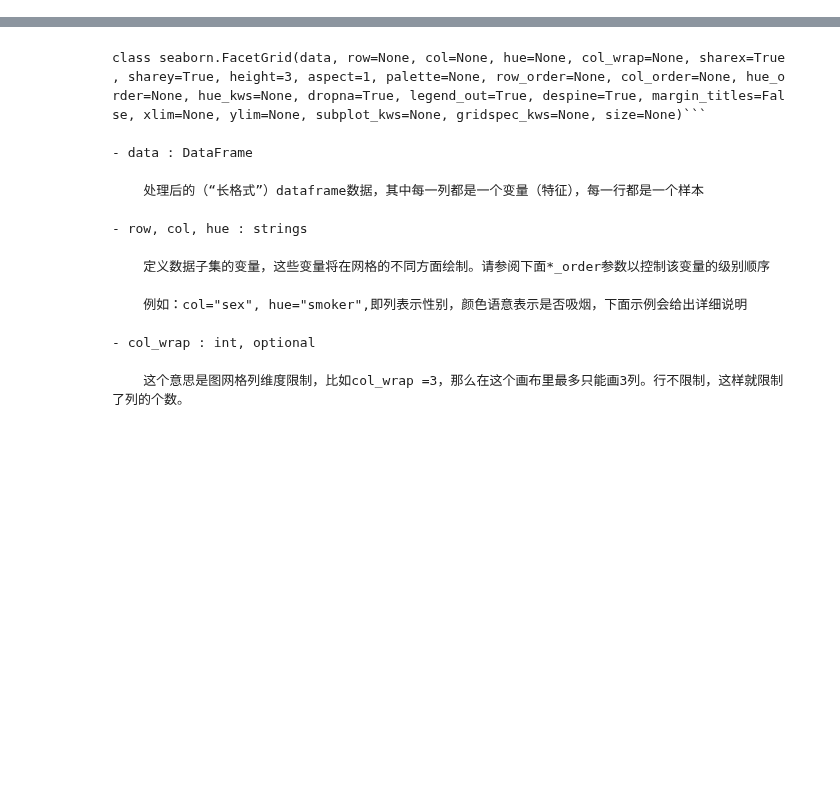
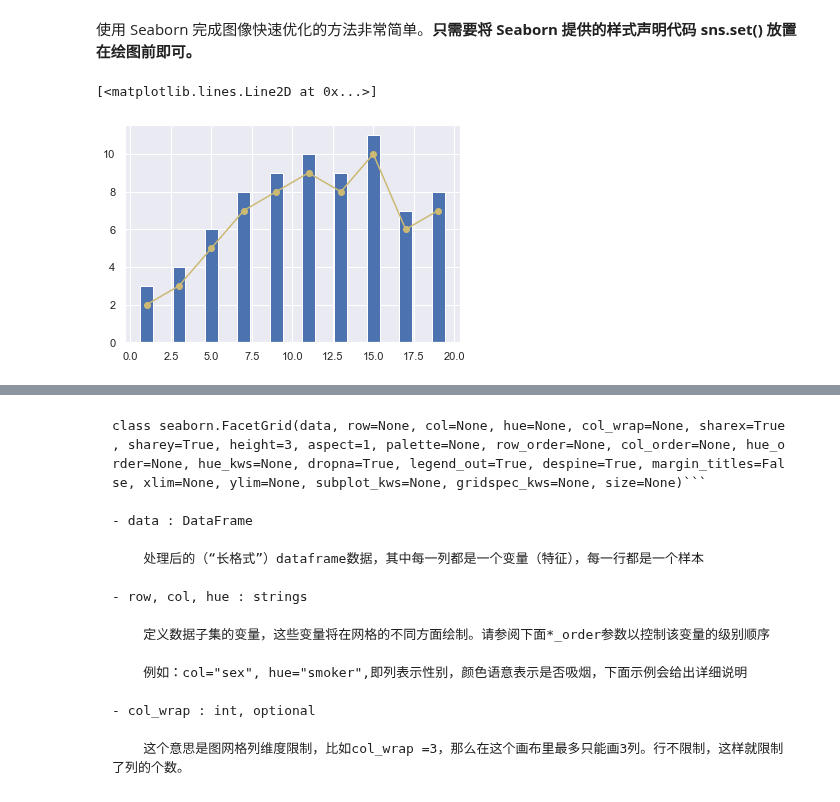
Before and after one commit to Jamie33/learngit, a Jupyter notebook: DataAnalysis/Seaborn.ipynb, the cells around one changed output, grey strips where cells are left out. Drawn from its saved outputs; the diff is of its cells as text; code cells hidden in the pictures; blank space fills up the shorter version.

```diff
--- a/DataAnalysis/Seaborn.ipynb
+++ b/DataAnalysis/Seaborn.ipynb
@@ -46,0 +50,12 @@ seaborn 可以替代 matplotlib。虽然 seaborn 可以满足大部分情况下
+# %% [markdown]
+使用 Seaborn 完成图像快速优化的方法非常简单。**只需要将 Seaborn 提供的样式声明代码 sns.set() 放置在绘图前即可。**
+# %%
+import seaborn as sns
+
+sns.set() # 声明使用 Seaborn 样式
+
+plt.bar(x, y_bar)
+plt.plot(x, y_line, '-o', color='y')
+# %% [output]
+[<matplotlib.lines.Line2D at 0x...>]
+[figure, added]
```
Also changed, not shown: parts of 17 cells of this notebook, 7 other files.
